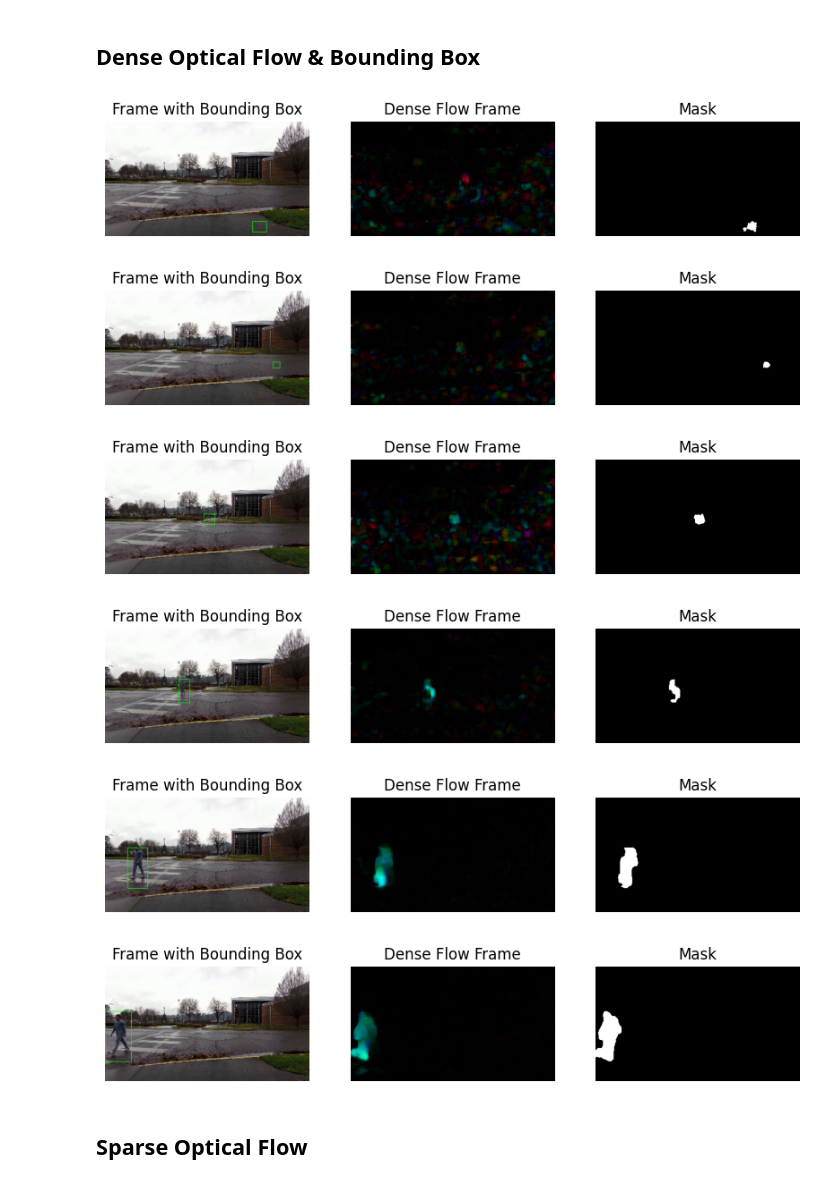
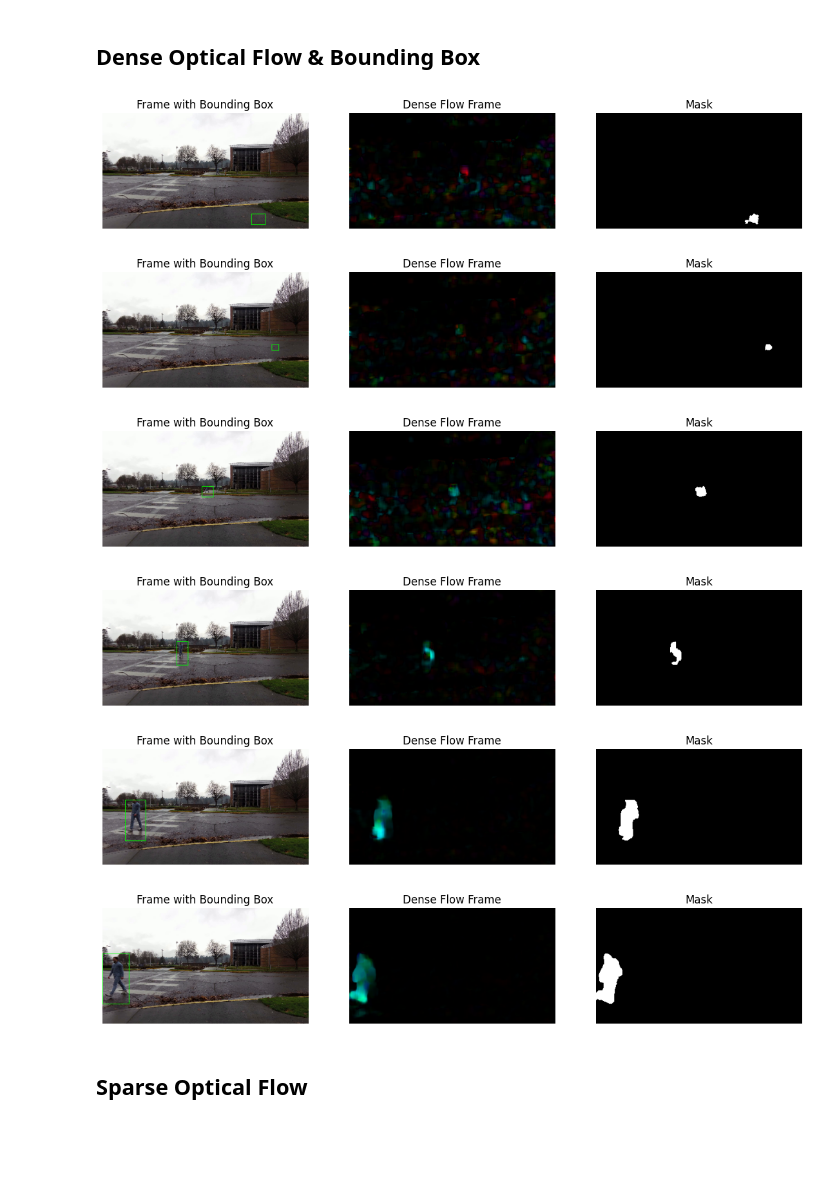
Before and after one commit to vktr274/cv-binary-segmentation, a Jupyter notebook: task3.ipynb, the cells around one changed output. Cells and saved outputs as stored; diff of their text form; code cells hidden in the pictures; blank space fills up the shorter version.

```diff
--- a/task3.ipynb
+++ b/task3.ipynb
@@ -275,31 +275,31 @@ cv2.destroyAllWindows()
 # %%
 rows = 1
 cols = 3
 
 for img1, img2, img3 in zip(frames3, dense_frames, masks3):
-    fig = plt.figure(figsize=(10,5))
+    fig = plt.figure(figsize=(14,5))
 
     fig.add_subplot(rows, cols, 1)
     plt.axis("off")
     plt.title("Frame with Bounding Box")
     plt.imshow(img1[:,:,::-1])
 
     fig.add_subplot(rows, cols, 2)
     plt.axis("off")
     plt.title("Dense Flow Frame")
     plt.imshow(img2[:,:,::-1])
 
     fig.add_subplot(rows, cols, 3)
     plt.axis("off")
     plt.title("Mask")
     plt.imshow(img3, cmap="gray")
 # %% [output]
-[figure, old version]
+[figure, new version]
-[figure, old version]
+[figure, new version]
-[figure, old version]
+[figure, new version]
-[figure, old version]
+[figure, new version]
-[figure, old version]
+[figure, new version]
-[figure, old version]
+[figure, new version]
 # %% [markdown]
 ## Sparse Optical Flow
 # %%
```
Also changed, not shown: 7 other files.
